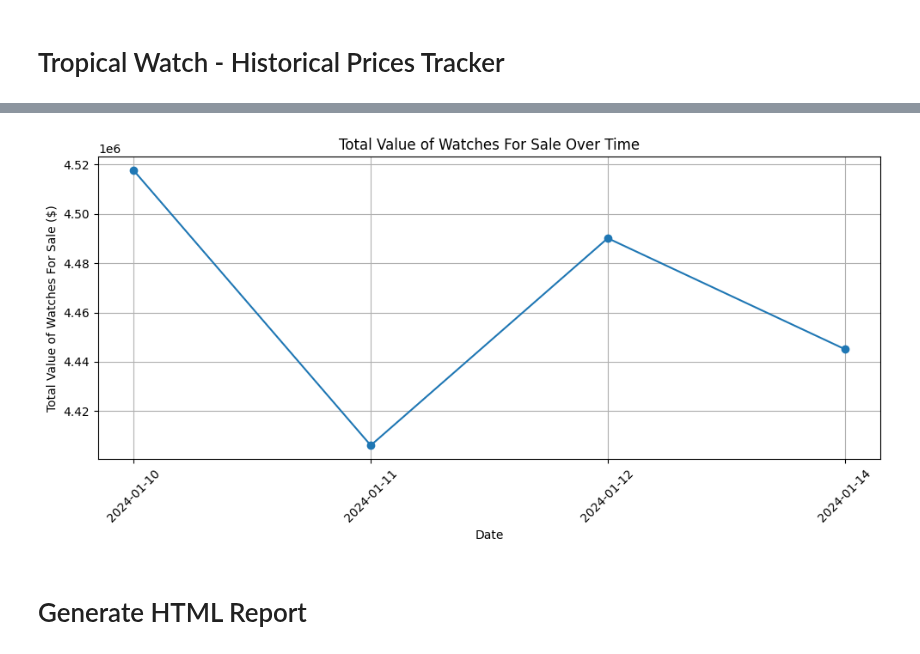
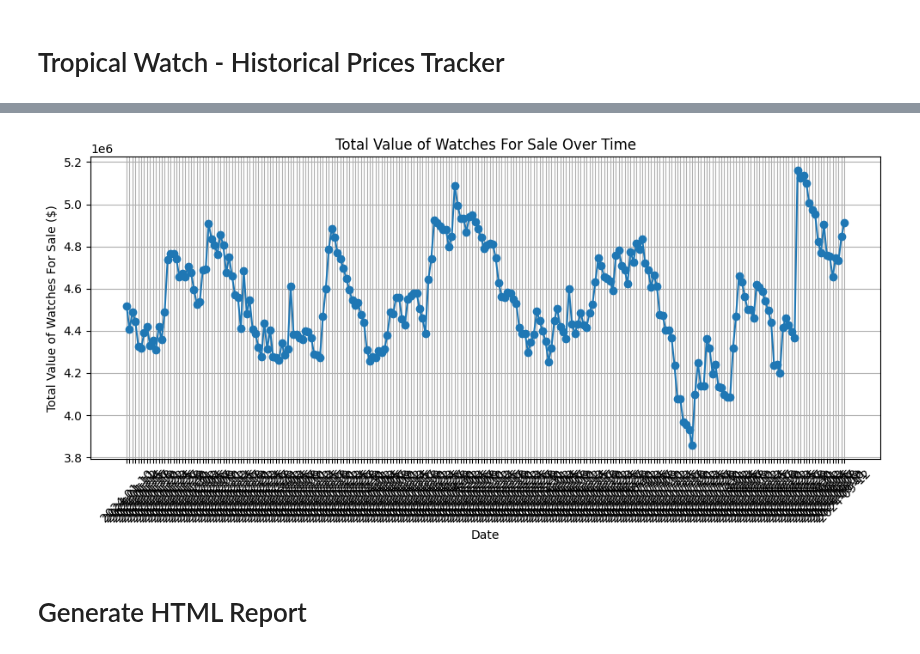
Before and after one commit to SebRGruber1/watch-tracking, a Jupyter notebook: fun/watch_tracking_jupyter.ipynb, the cells around one changed output, grey strips where cells are left out. Saved outputs shown, nothing was run; the diff lists cells and outputs as text; code cells hidden in the pictures.

```diff
--- a/fun/watch_tracking_jupyter.ipynb
+++ b/fun/watch_tracking_jupyter.ipynb
@@ -186,7 +186,7 @@ def update_portfolio_statistics(statistics_path, today_str, data):
         json.dump(all_statistics, file, indent=4)
 
 # Load the JSON file
-json_file_path = 'watch_data.json'
+json_file_path = '../watch_data.json'
 with open(json_file_path, 'r', encoding='utf-8') as file:
     watch_data = json.load(file)
 
@@ -298,7 +299,7 @@ import pandas as pd
 import matplotlib.pyplot as plt
 
 # Load the JSON file
-json_file = "watch_data.json"
+json_file = "../watch_data.json"
 with open(json_file, 'r') as file:
     data = json.load(file)
 
@@ -395,35 +600,35 @@ import json
 import matplotlib.pyplot as plt
 
 # Load the portfolio statistics JSON file
-statistics_file_path = 'portfolio_statistics.json'
+statistics_file_path = '../portfolio_statistics.json'
 with open(statistics_file_path, 'r', encoding='utf-8') as file:
     portfolio_statistics = json.load(file)
 
 # Extract dates and total values of watches for sale
 dates = []
 total_values_for_sale = []
 
 for date, stats in portfolio_statistics.items():
     dates.append(date)
     # Convert formatted string back to float
     total_value = stats["Total Value of Watches For Sale"].replace('$', '').replace(',', '')
     total_values_for_sale.append(float(total_value))
 
 # Sort data by date if needed
 dates, total_values_for_sale = zip(*sorted(zip(dates, total_values_for_sale)))
 
 # Plot the data
 plt.figure(figsize=(10, 5))
 plt.plot(dates, total_values_for_sale, marker='o')
 plt.xticks(rotation=45)
 plt.xlabel('Date')
 plt.ylabel('Total Value of Watches For Sale ($)')
 plt.title('Total Value of Watches For Sale Over Time')
 plt.grid(True)
 plt.tight_layout()
 plt.show()
 # %% [output]
-[figure, old version]
+[figure, new version]
 # %% [markdown]
 <h1> Generate HTML Report </h1>
 # %%
```
Also changed, not shown: parts of 6 cells of this notebook, 2 other files.
